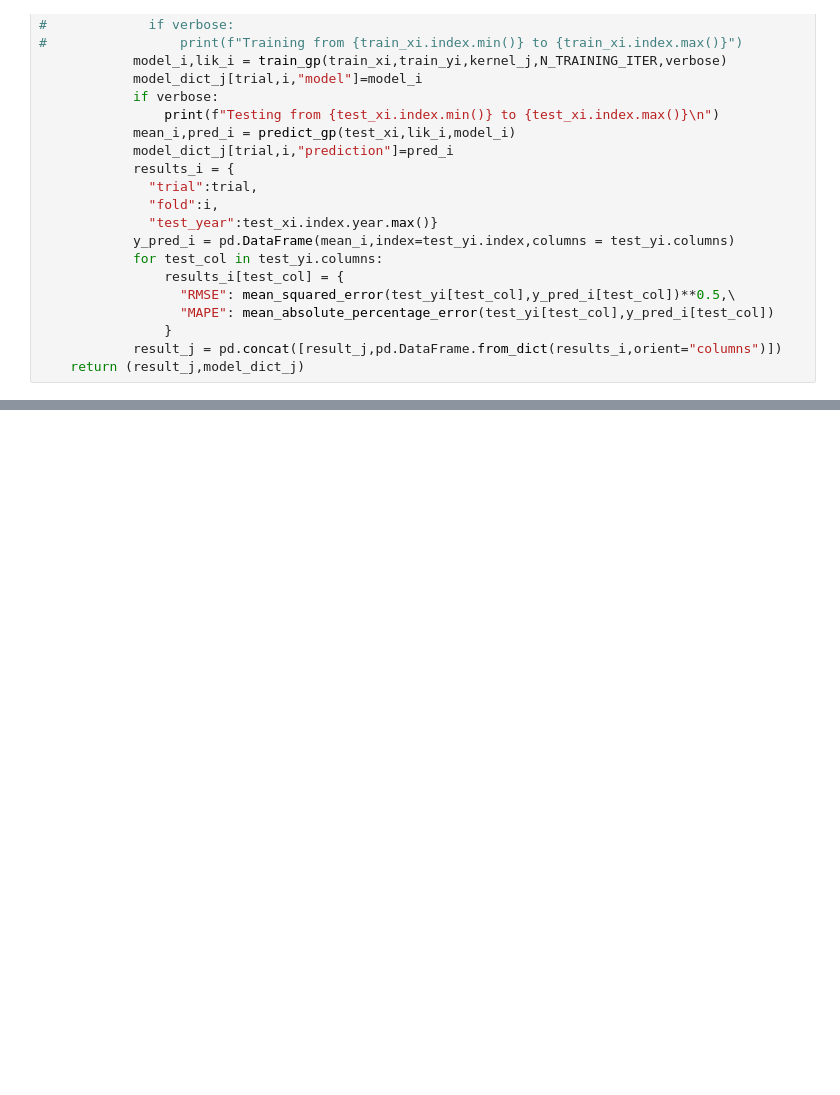
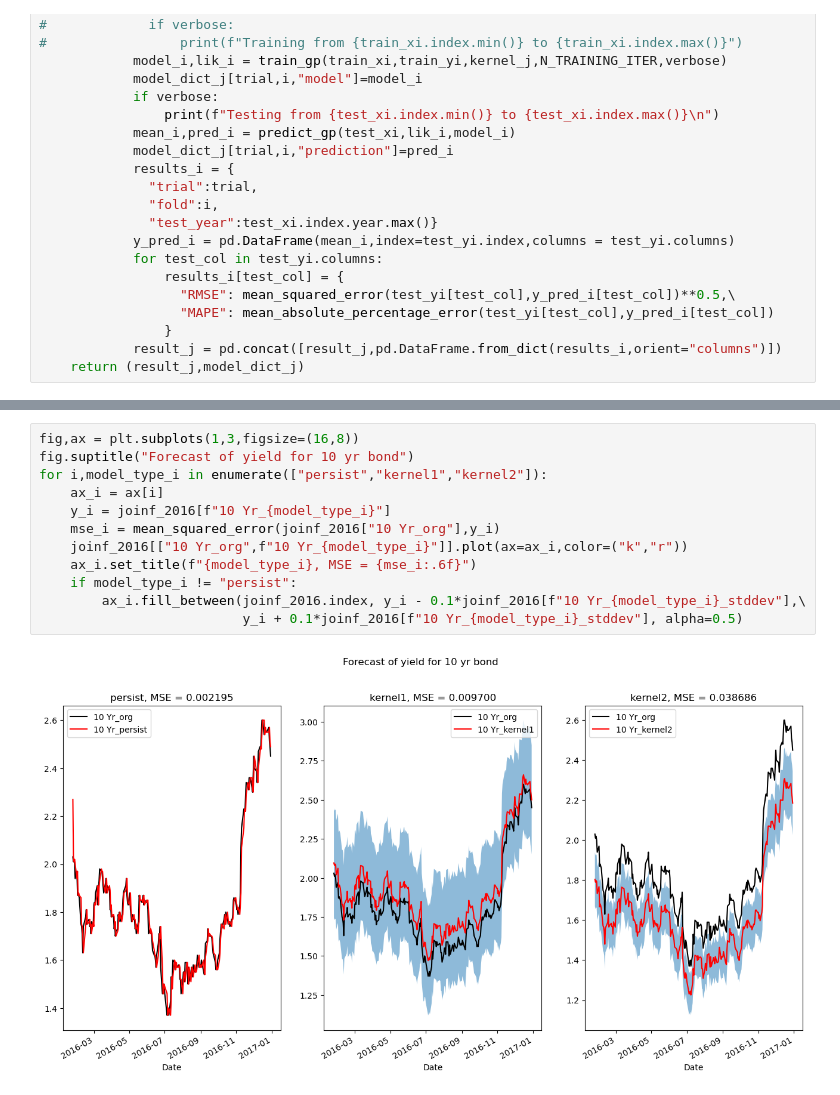
Before and after one commit to ashish1610dhiman/UQ_deep_learning, a Jupyter notebook: gp-for-yield-curve.ipynb, the cells around one changed output, grey strips where cells are left out. Drawn from its saved outputs; the diff is of its cells as text; blank space fills up the shorter version.

```diff
--- a/gp-for-yield-curve.ipynb
+++ b/gp-for-yield-curve.ipynb
@@ -345,0 +362,14 @@ all_results_df.to_csv("all_results_df.csv")
+# %%
+fig,ax = plt.subplots(1,3,figsize=(16,8))
+fig.suptitle("Forecast of yield for 10 yr bond")
+for i,model_type_i in enumerate(["persist","kernel1","kernel2"]):
+    ax_i = ax[i]
+    y_i = joinf_2016[f"10 Yr_{model_type_i}"]
+    mse_i = mean_squared_error(joinf_2016["10 Yr_org"],y_i)
+    joinf_2016[["10 Yr_org",f"10 Yr_{model_type_i}"]].plot(ax=ax_i,color=("k","r"))
+    ax_i.set_title(f"{model_type_i}, MSE = {mse_i:.6f}")
+    if model_type_i != "persist":
+        ax_i.fill_between(joinf_2016.index, y_i - 0.1*joinf_2016[f"10 Yr_{model_type_i}_stddev"],\
+                          y_i + 0.1*joinf_2016[f"10 Yr_{model_type_i}_stddev"], alpha=0.5)
+# %% [output]
+[figure, added]
```
Also changed, not shown: parts of 29 cells of this notebook, 2 other files.
